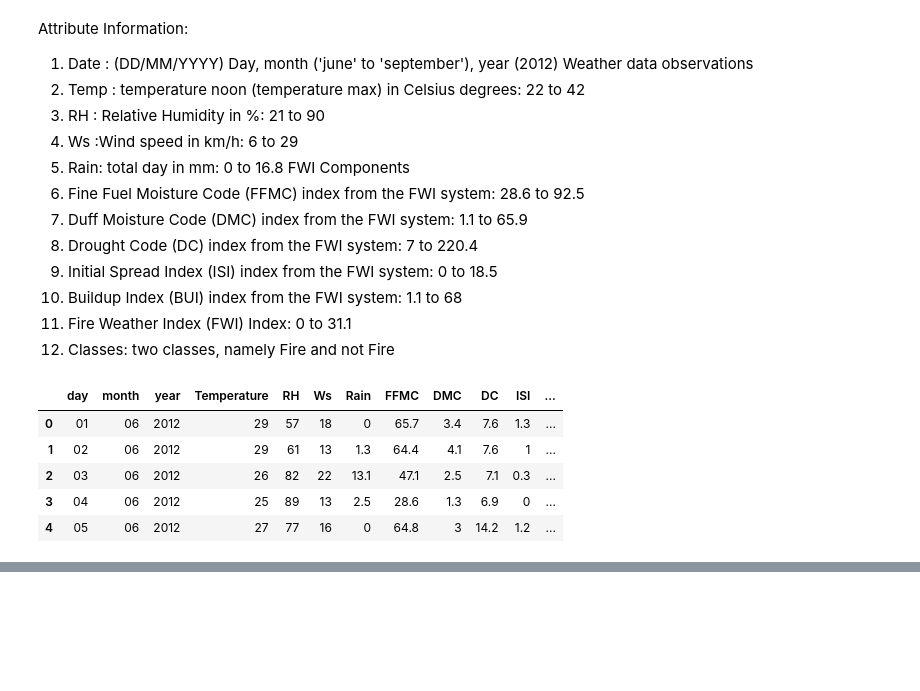
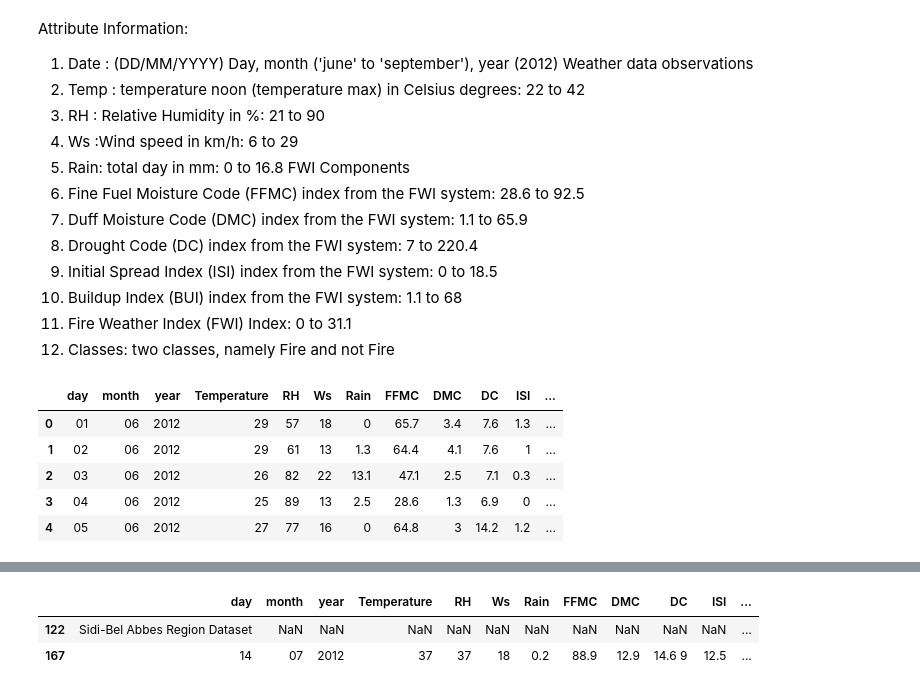
Before and after one commit to ganeshbgunjal/Projects, a Jupyter notebook: 1 Basic Linear Regression Project/1 Basic Regression Project from scratch.ipynb, the cells around one changed output, grey strips where cells are left out. Cells and saved outputs as stored; diff of their text form; code cells hidden in the pictures; blank space fills up the shorter version.

```diff
--- a/1 Basic Linear Regression Project/1 Basic Regression Project from scratch.ipynb
+++ b/1 Basic Linear Regression Project/1 Basic Regression Project from scratch.ipynb
@@ -46,0 +67,6 @@ df.head()
+# %%
+df[df.isnull().any(axis=1)]
+# %% [output]
+|  | day | month | year | Temperature | RH | Ws | Rain | FFMC | DMC | DC | ISI | ... |
+| 122 | Sidi-Bel Abbes Region Dataset | NaN | NaN | NaN | NaN | NaN | NaN | NaN | NaN | NaN | NaN | ... |
+| 167 | 14 | 07 | 2012 | 37 | 37 | 18 | 0.2 | 88.9 | 12.9 | 14.6 9 | 12.5 | ... |
```
Also changed, not shown: parts of 25 cells of this notebook.
